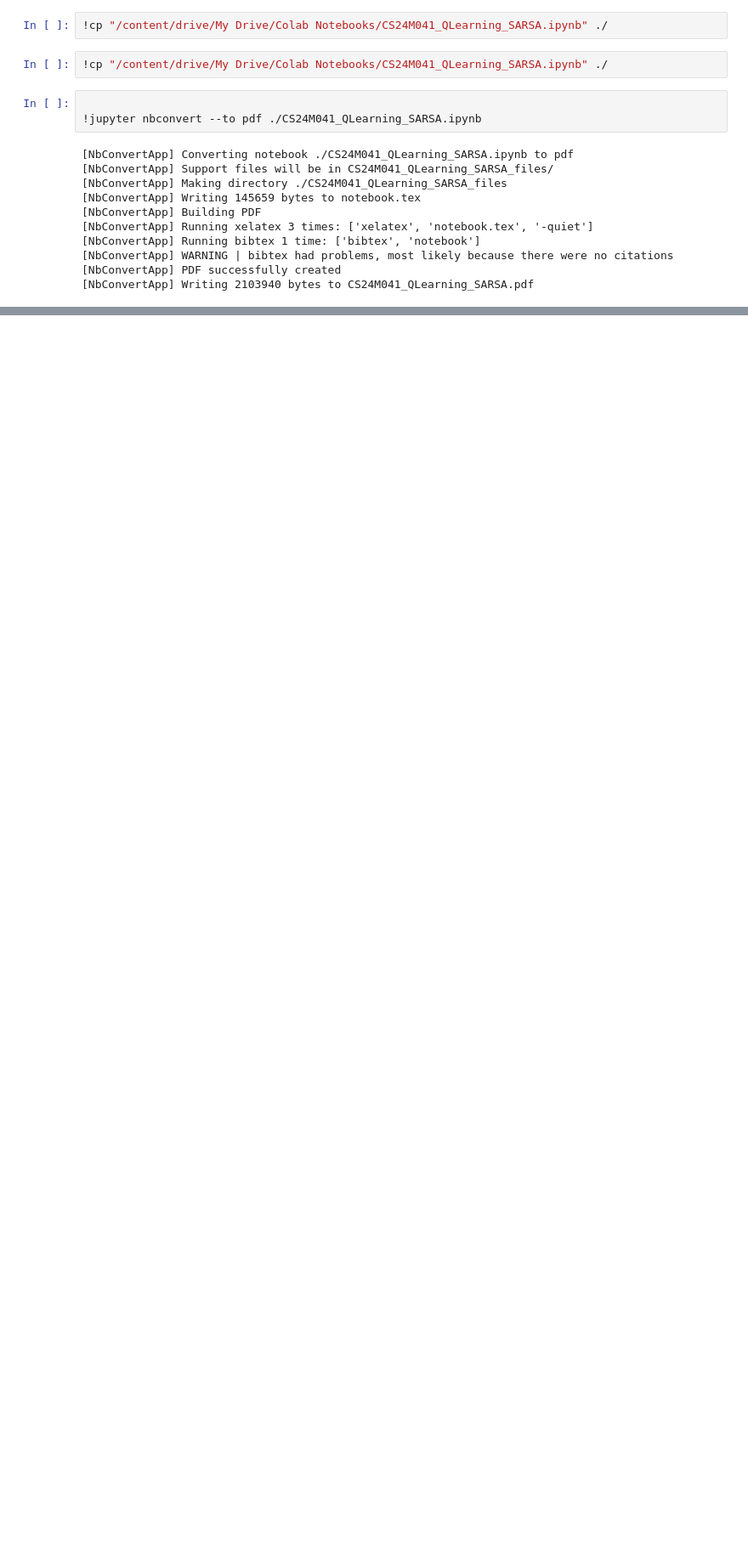
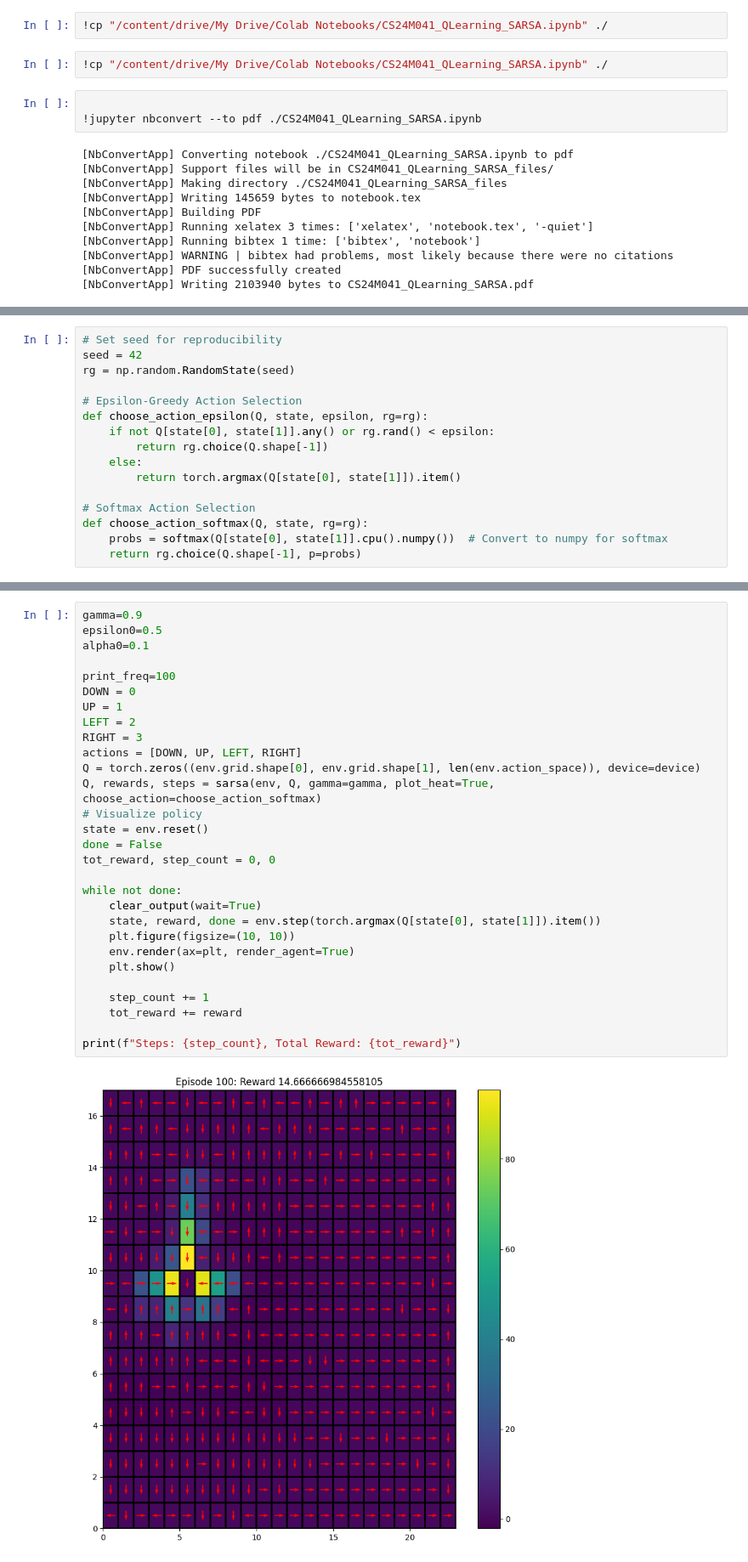
Before and after one commit to sankarvinayak/RL-assignments, a Jupyter notebook: CS24M041_QLearning_SARSA.ipynb, the cells around one changed output, grey strips where cells are left out. Shown at 85% size. Cells and saved outputs as stored; diff of their text form; blank space fills up the shorter version.

```diff
--- a/CS24M041_QLearning_SARSA.ipynb
+++ b/CS24M041_QLearning_SARSA.ipynb
@@ -857,0 +1032,16 @@ Successfully installed pypandoc-1.15
+# %%
+# Set seed for reproducibility
+seed = 42
+rg = np.random.RandomState(seed)
+
+# Epsilon-Greedy Action Selection
+def choose_action_epsilon(Q, state, epsilon, rg=rg):
+    if not Q[state[0], state[1]].any() or rg.rand() < epsilon:
+        return rg.choice(Q.shape[-1])
+    else:
+        return torch.argmax(Q[state[0], state[1]]).item()
+
+# Softmax Action Selection
+def choose_action_softmax(Q, state, rg=rg):
+    probs = softmax(Q[state[0], state[1]].cpu().numpy())  # Convert to numpy for softmax
+    return rg.choice(Q.shape[-1], p=probs)
@@ -857,0 +1123,31 @@ Successfully installed pypandoc-1.15
+# %%
+gamma=0.9
+epsilon0=0.5
+alpha0=0.1
+
+print_freq=100
+DOWN = 0
+UP = 1
+LEFT = 2
+RIGHT = 3
+actions = [DOWN, UP, LEFT, RIGHT]
+Q = torch.zeros((env.grid.shape[0], env.grid.shape[1], len(env.action_space)), device=device)
+Q, rewards, steps = sarsa(env, Q, gamma=gamma, plot_heat=True, choose_action=choose_action_softmax)
+# Visualize policy
+state = env.reset()
+done = False
+tot_reward, step_count = 0, 0
+
+while not done:
+    clear_output(wait=True)
+    state, reward, done = env.step(torch.argmax(Q[state[0], state[1]]).item())
+    plt.figure(figsize=(10, 10))
+    env.render(ax=plt, render_agent=True)
+    plt.show()
+
+    step_count += 1
+    tot_reward += reward
+
+print(f"Steps: {step_count}, Total Reward: {tot_reward}")
+# %% [output]
+[figure, added]
```
Also changed, not shown: parts of 7 cells of this notebook.
